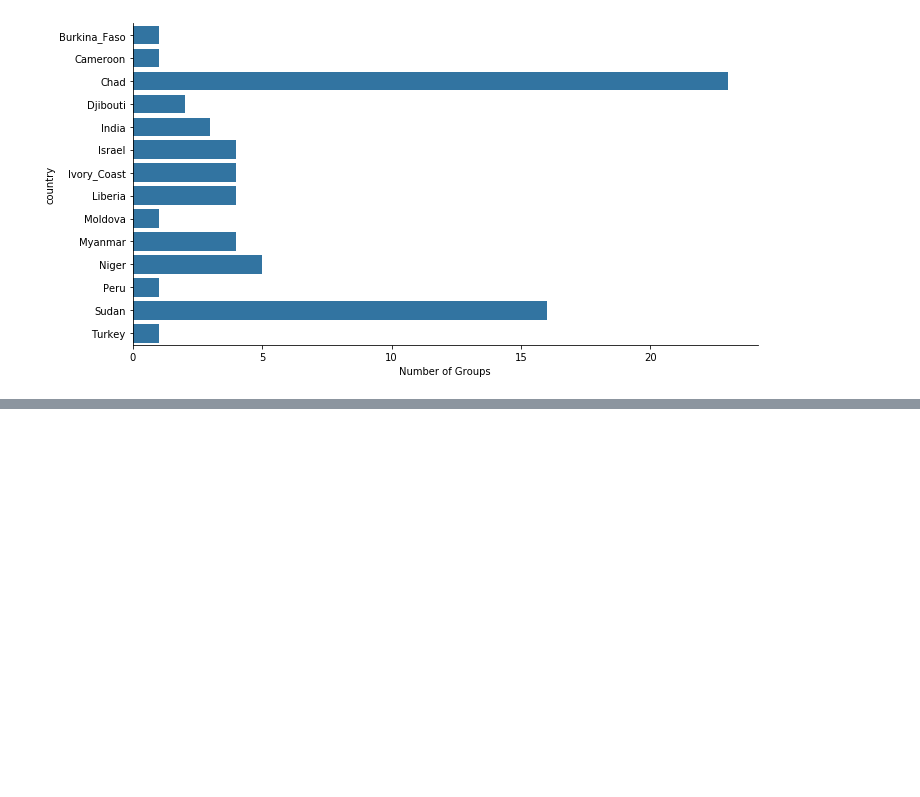
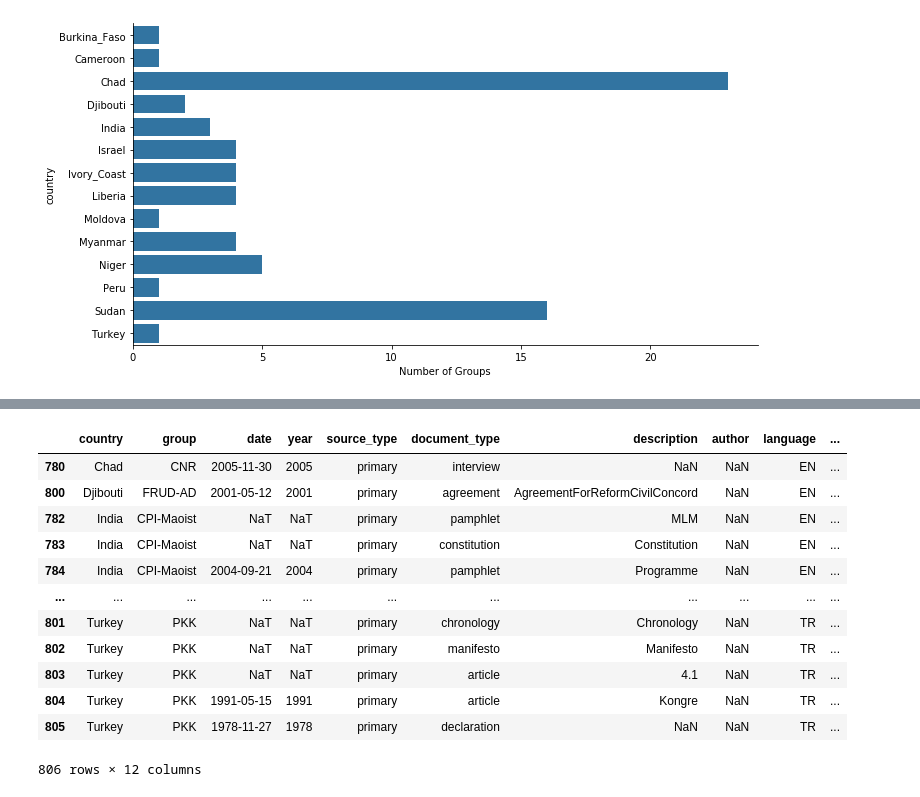
Before and after one commit to EandrewJones/rebel-manifesto, a Jupyter notebook: code/generate_metadata-report.ipynb, the cells around one changed output, grey strips where cells are left out. Cells and saved outputs as stored; diff of their text form; code cells hidden in the pictures; blank space fills up the shorter version.

```diff
--- a/code/generate_metadata-report.ipynb
+++ b/code/generate_metadata-report.ipynb
@@ -8,6 +8,9 @@ import matplotlib.pyplot as plt
 
 # Setup environment and update dictionary
 !source setup_project.sh
+
+# Set options
+pd.set_option("display.max_rows", 200)
 # %% [output]
 Rebel manifesto dictionary updated.
 # %%
@@ -64,0 +68,18 @@ g.set_xticklabels(rotation=45)
+# %%
+# Examine language and primary counts for subset of groups
+is_primary = manifesto_dictionary['source_type'] == 'primary'
+manifesto_dictionary[is_primary]
+# %% [output]
+|  | country | group | date | year | source_type | document_type | description | author | language | ... |
+| 780 | Chad | CNR | 2005-11-30 | 2005 | primary | interview | NaN | NaN | EN | ... |
+| 800 | Djibouti | FRUD-AD | 2001-05-12 | 2001 | primary | agreement | AgreementForReformCivilConcord | NaN | EN | ... |
+| 782 | India | CPI-Maoist | NaT | NaT | primary | pamphlet | MLM | NaN | EN | ... |
+| 783 | India | CPI-Maoist | NaT | NaT | primary | constitution | Constitution | NaN | EN | ... |
+| 784 | India | CPI-Maoist | 2004-09-21 | 2004 | primary | pamphlet | Programme | NaN | EN | ... |
+| ... | ... | ... | ... | ... | ... | ... | ... | ... | ... | ... |
+| 801 | Turkey | PKK | NaT | NaT | primary | chronology | Chronology | NaN | TR | ... |
+| 802 | Turkey | PKK | NaT | NaT | primary | manifesto | Manifesto | NaN | TR | ... |
+| 803 | Turkey | PKK | NaT | NaT | primary | article | 4.1 | NaN | TR | ... |
+| 804 | Turkey | PKK | 1991-05-15 | 1991 | primary | article | Kongre | NaN | TR | ... |
+| 805 | Turkey | PKK | 1978-11-27 | 1978 | primary | declaration | NaN | NaN | TR | ... |
+806 rows × 12 columns
```
Also changed, not shown: parts of 4 cells of this notebook, 1 other file.
